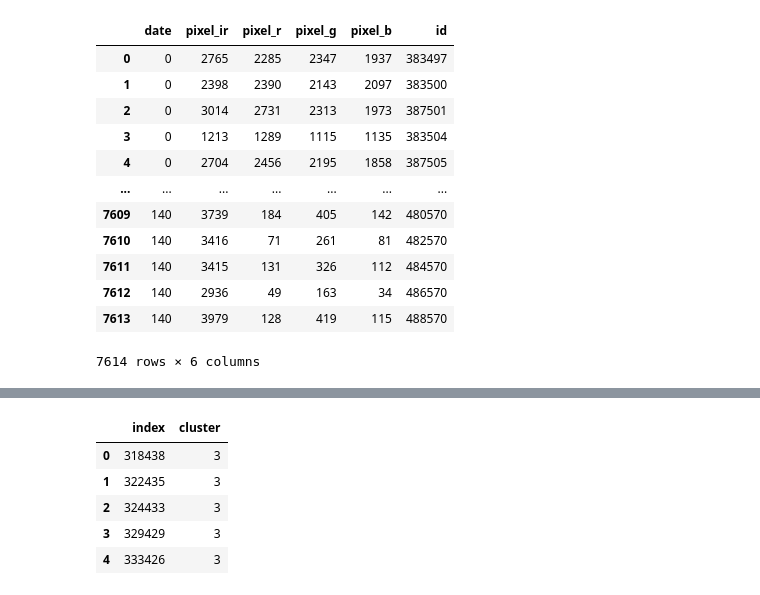
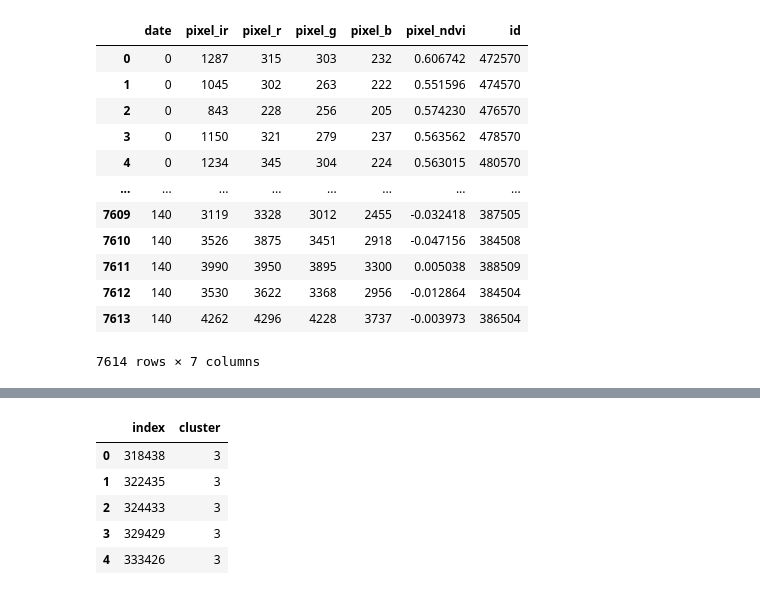
Before and after one commit to Projet-fil-rouge-IODAA/FilRouge_territoires, a Jupyter notebook: scripts/scripts_python/tsfresh_analysis.ipynb, the cells around one changed output, grey strips where cells are left out. Drawn from its saved outputs; the diff is of its cells as text; code cells hidden in the pictures.

```diff
--- a/scripts/scripts_python/tsfresh_analysis.ipynb
+++ b/scripts/scripts_python/tsfresh_analysis.ipynb
@@ -13,7 +12,7 @@ from tsfresh import extract_features
 import numpy as np
 # %%
 # Select the pixels we wanna work with, for controled analyses
-pixels_de_interet = pix_danone + pix_agri + pix_ensta + pix_apt + pix_lac + pix_foret
+pixels_de_interet, dic_pix = create_dic_pixels()
 # %%
 # list of images
 dir = "../../ressources/images"
@@ -40,6 +39,8 @@ pixel_r = []
 pixel_g = []
 pixel_b = []
 pixel_ir = []
+pixel_ndvi = []
+pixel_evi = []
 x_coord = []
 y_coord = []
 
@@ -51,12 +52,18 @@ for temp, img in zip(range(len(all_images)), all_images):
     band_r = raster.read(2)
     band_g = raster.read(3)
     band_b = raster.read(4)
+    band_ndvi = np.where((band_ir+band_r)==0, 0, (band_ir-band_r)/(band_ir+band_r))
+    denominator = band_ir + 6 * band_r - 7.5 * band_b + 1
+    denominator = np.where(denominator == 0, 1e-10, denominator)
+    band_evi = 2.5 * (band_ir.astype(float) - band_r.astype(float)) / denominator
 
     for px_x, px_y in pixels_de_interet:
         ir = band_ir[px_x, px_y]
         r = band_r[px_x, px_y]
         g = band_g[px_x, px_y]
         b = band_b[px_x, px_y]
+        ndvi = band_ndvi[px_x, px_y]
+        evi = band_evi[px_x, px_y]
 
         date.append(temp)
         x_coord.append(px_x)
@@ -65,6 +72,8 @@ for temp, img in zip(range(len(all_images)), all_images):
         pixel_r.append(r)
         pixel_g.append(g)
         pixel_b.append(b)
+        pixel_ndvi.append(ndvi)
+        pixel_evi.append(evi)
 # %%
 # the final DF has the values of pixels of interest for all the chanels and for all period of time
 dic = {'date': date,
@@ -73,6 +82,8 @@ dic = {'date': date,
        'pixel_ir': pixel_ir,
        'pixel_r': pixel_r,
        'pixel_g': pixel_g,
-       'pixel_b': pixel_b}
+       'pixel_b': pixel_b,
+       'pixel_ndvi': pixel_ndvi,
+       'pixel_evi': pixel_evi}
 
 df = pd.DataFrame(dic)
@@ -95,24 +90,24 @@ df
 # %%
 df_transforme = df.copy()
 df_transforme['id'] = df_transforme['x_coord'].astype(str) + df_transforme['y_coord'].astype(str)
 
-df_transforme = df_transforme.loc[:, ~df_transforme.columns.isin(['x_coord', 'y_coord'])]
+df_transforme = df_transforme.loc[:, ~df_transforme.columns.isin(['x_coord', 'y_coord', 'pixel_evi'])]
 
 df_transforme
 # %% [output]
-|  | date | pixel_ir | pixel_r | pixel_g | pixel_b | id |
-| 0 | 0 | 2765 | 2285 | 2347 | 1937 | 383497 |
-| 1 | 0 | 2398 | 2390 | 2143 | 2097 | 383500 |
-| 2 | 0 | 3014 | 2731 | 2313 | 1973 | 387501 |
-| 3 | 0 | 1213 | 1289 | 1115 | 1135 | 383504 |
-| 4 | 0 | 2704 | 2456 | 2195 | 1858 | 387505 |
-| ... | ... | ... | ... | ... | ... | ... |
-| 7609 | 140 | 3739 | 184 | 405 | 142 | 480570 |
-| 7610 | 140 | 3416 | 71 | 261 | 81 | 482570 |
-| 7611 | 140 | 3415 | 131 | 326 | 112 | 484570 |
-| 7612 | 140 | 2936 | 49 | 163 | 34 | 486570 |
-| 7613 | 140 | 3979 | 128 | 419 | 115 | 488570 |
+|  | date | pixel_ir | pixel_r | pixel_g | pixel_b | pixel_ndvi | id |
+| 0 | 0 | 1287 | 315 | 303 | 232 | 0.606742 | 472570 |
+| 1 | 0 | 1045 | 302 | 263 | 222 | 0.551596 | 474570 |
+| 2 | 0 | 843 | 228 | 256 | 205 | 0.574230 | 476570 |
+| 3 | 0 | 1150 | 321 | 279 | 237 | 0.563562 | 478570 |
+| 4 | 0 | 1234 | 345 | 304 | 224 | 0.563015 | 480570 |
+| ... | ... | ... | ... | ... | ... | ... | ... |
+| 7609 | 140 | 3119 | 3328 | 3012 | 2455 | -0.032418 | 387505 |
+| 7610 | 140 | 3526 | 3875 | 3451 | 2918 | -0.047156 | 384508 |
+| 7611 | 140 | 3990 | 3950 | 3895 | 3300 | 0.005038 | 388509 |
+| 7612 | 140 | 3530 | 3622 | 3368 | 2956 | -0.012864 | 384504 |
+| 7613 | 140 | 4262 | 4296 | 4228 | 3737 | -0.003973 | 386504 |
-7614 rows × 6 columns
+7614 rows × 7 columns
 # %%
 extracted_features = extract_features(df_transforme, column_id="id", column_sort="date")
 # %%
```
Also changed, not shown: parts of 31 cells of this notebook.
